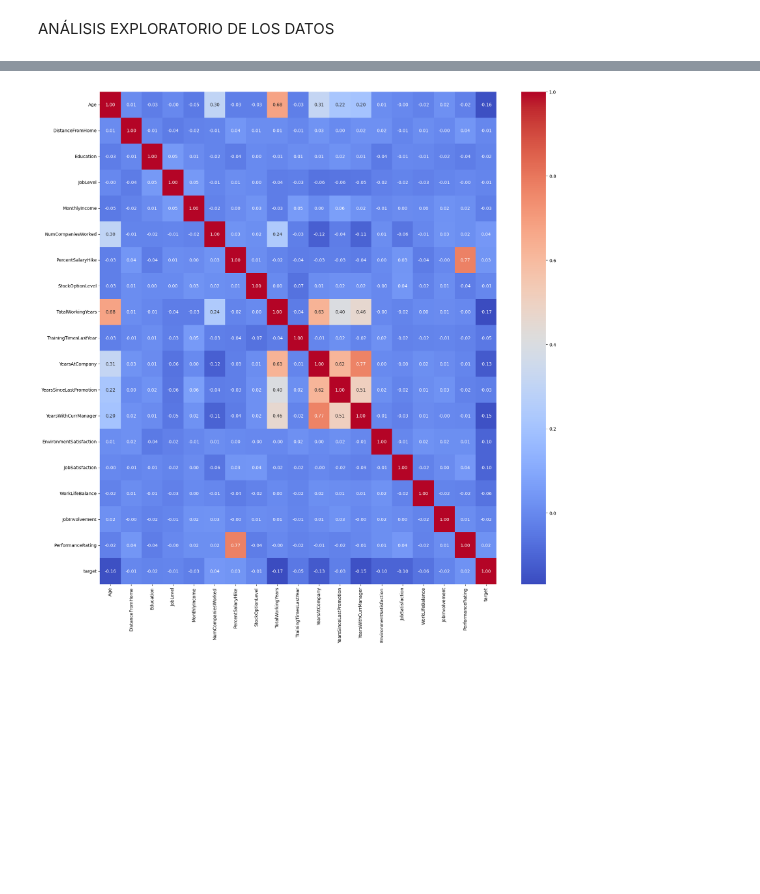
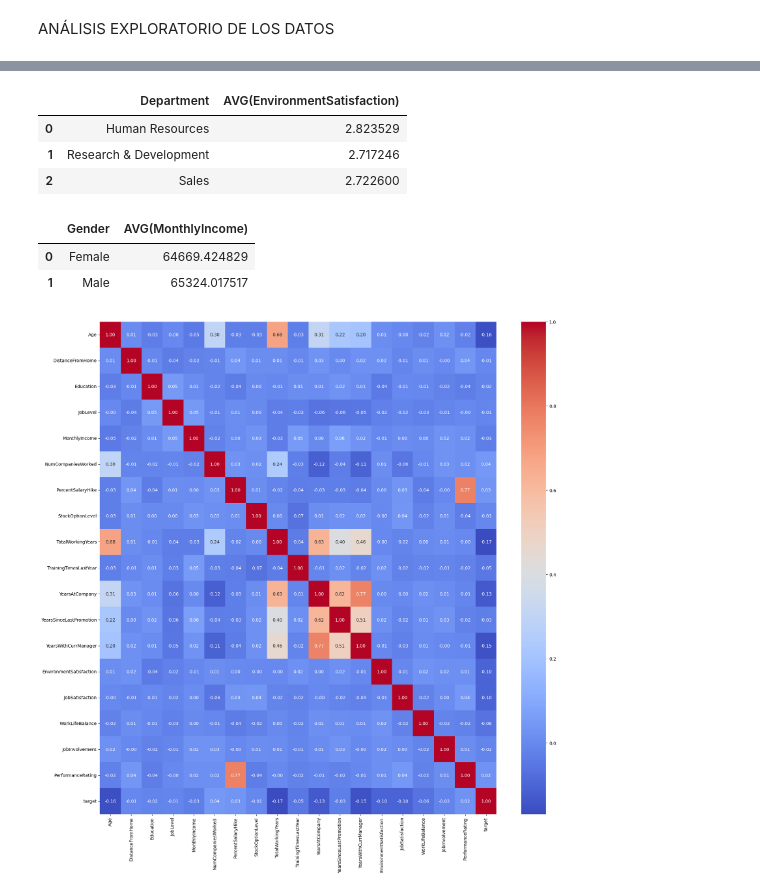
Before and after one commit to diegosaaval/human-resources, a Jupyter notebook: 2_data_exploration.ipynb, the cells around one changed output, grey strips where cells are left out. Cells and saved outputs as stored; diff of their text form; code cells hidden in the pictures; blank space fills up the shorter version.

```diff
--- a/2_data_exploration.ipynb
+++ b/2_data_exploration.ipynb
@@ -19,3 +29,26 @@ df.head()
+# %%
+######################################### QUERYS SQL #########################################
+
+# Promedio de ambiente laboral por departamento
+conn = sqlite3.connect("data/df.db")  # Conectar a la base de datos + ruta
+pd.read_sql_query(
+    "SELECT Department, AVG(EnvironmentSatisfaction) FROM df GROUP BY Department",
+    conn,
+)  # Leer la tabla df
+# %% [output]
+|  | Department | AVG(EnvironmentSatisfaction) |
+| 0 | Human Resources | 2.823529 |
+| 1 | Research & Development | 2.717246 |
+| 2 | Sales | 2.722600 |
+# %%
+# Promedio de ingresos por genero y departamento
+pd.read_sql_query(
+    "SELECT Gender, AVG(MonthlyIncome) FROM df GROUP BY Gender", conn
+)  # Leer la tabla df
+# %% [output]
+|  | Gender | AVG(MonthlyIncome) |
+| 0 | Female | 64669.424829 |
+| 1 | Male | 65324.017517 |
 # %%
 # Matriz de correlación con colores y etiquetas
 import seaborn as sns
```
Also changed, not shown: parts of 4 cells of this notebook.
